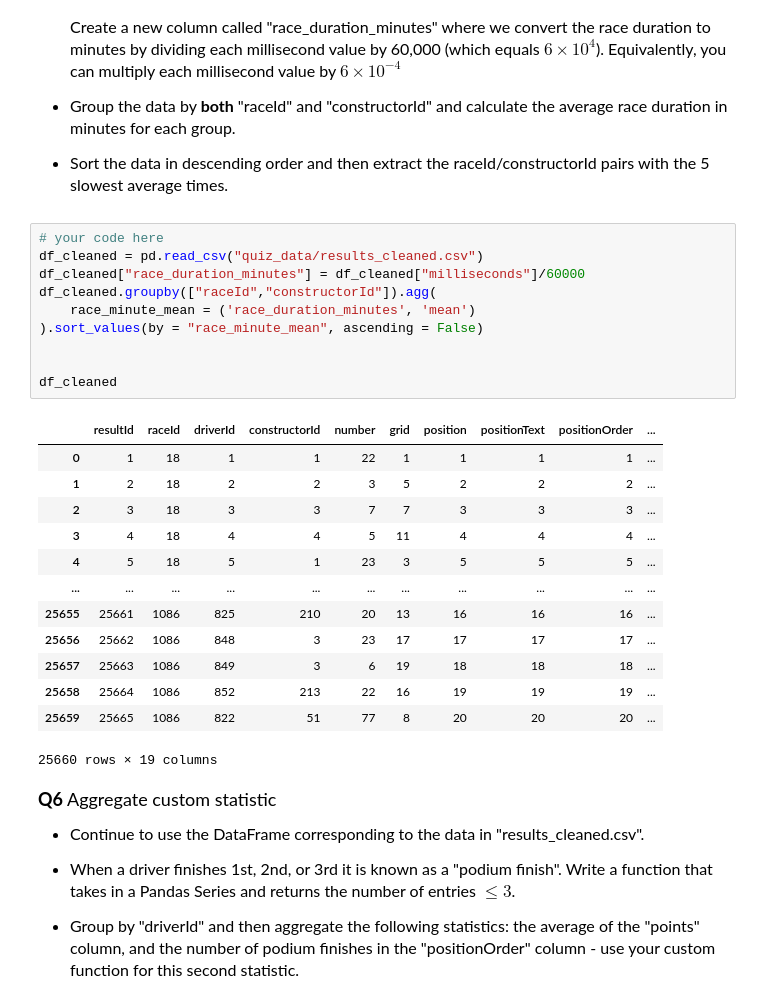
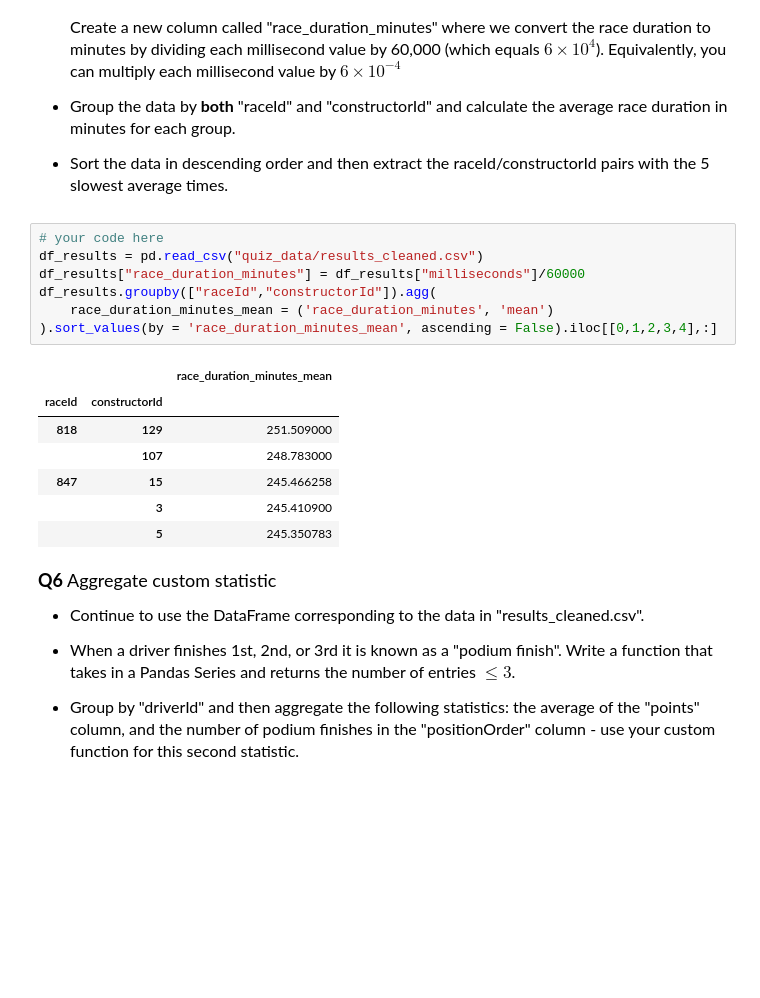
Before and after one commit to krisson381/datasci151spring2026, a Jupyter notebook: _quizzes/practice_quiz_5/practice_quiz_5.ipynb, the cells around one changed output. Cells and saved outputs as stored; diff of their text form; blank space fills up the shorter version.

```diff
--- a/_quizzes/practice_quiz_5/practice_quiz_5.ipynb
+++ b/_quizzes/practice_quiz_5/practice_quiz_5.ipynb
@@ -203,28 +184,19 @@ result
 - Sort the data in descending order and then extract the raceId/constructorId pairs with the 5 slowest average times.
 # %%
 # your code here
-df_cleaned = pd.read_csv("quiz_data/results_cleaned.csv")
-df_cleaned["race_duration_minutes"] = df_cleaned["milliseconds"]/60000
-df_cleaned.groupby(["raceId","constructorId"]).agg(
-    race_minute_mean = ('race_duration_minutes', 'mean')
-).sort_values(by = "race_minute_mean", ascending = False)
-
-
-df_cleaned
+df_results = pd.read_csv("quiz_data/results_cleaned.csv")
+df_results["race_duration_minutes"] = df_results["milliseconds"]/60000
+df_results.groupby(["raceId","constructorId"]).agg(
+    race_duration_minutes_mean = ('race_duration_minutes', 'mean')
+).sort_values(by = 'race_duration_minutes_mean', ascending = False).iloc[[0,1,2,3,4],:]
 # %% [output]
-|  | resultId | raceId | driverId | constructorId | number | grid | position | positionText | positionOrder | ... |
-| 0 | 1 | 18 | 1 | 1 | 22 | 1 | 1 | 1 | 1 | ... |
-| 1 | 2 | 18 | 2 | 2 | 3 | 5 | 2 | 2 | 2 | ... |
-| 2 | 3 | 18 | 3 | 3 | 7 | 7 | 3 | 3 | 3 | ... |
-| 3 | 4 | 18 | 4 | 4 | 5 | 11 | 4 | 4 | 4 | ... |
-| 4 | 5 | 18 | 5 | 1 | 23 | 3 | 5 | 5 | 5 | ... |
-| ... | ... | ... | ... | ... | ... | ... | ... | ... | ... | ... |
-| 25655 | 25661 | 1086 | 825 | 210 | 20 | 13 | 16 | 16 | 16 | ... |
-| 25656 | 25662 | 1086 | 848 | 3 | 23 | 17 | 17 | 17 | 17 | ... |
-| 25657 | 25663 | 1086 | 849 | 3 | 6 | 19 | 18 | 18 | 18 | ... |
-| 25658 | 25664 | 1086 | 852 | 213 | 22 | 16 | 19 | 19 | 19 | ... |
-| 25659 | 25665 | 1086 | 822 | 51 | 77 | 8 | 20 | 20 | 20 | ... |
+|  |  | race_duration_minutes_mean |
+| raceId | constructorId |  |
+| 818 | 129 | 251.509000 |
+|  | 107 | 248.783000 |
+| 847 | 15 | 245.466258 |
+|  | 3 | 245.410900 |
+|  | 5 | 245.350783 |
-25660 rows × 19 columns
 # %% [markdown]
 <font size = "4">
 
```
Also changed, not shown: parts of 9 cells of this notebook, 1 other file.
